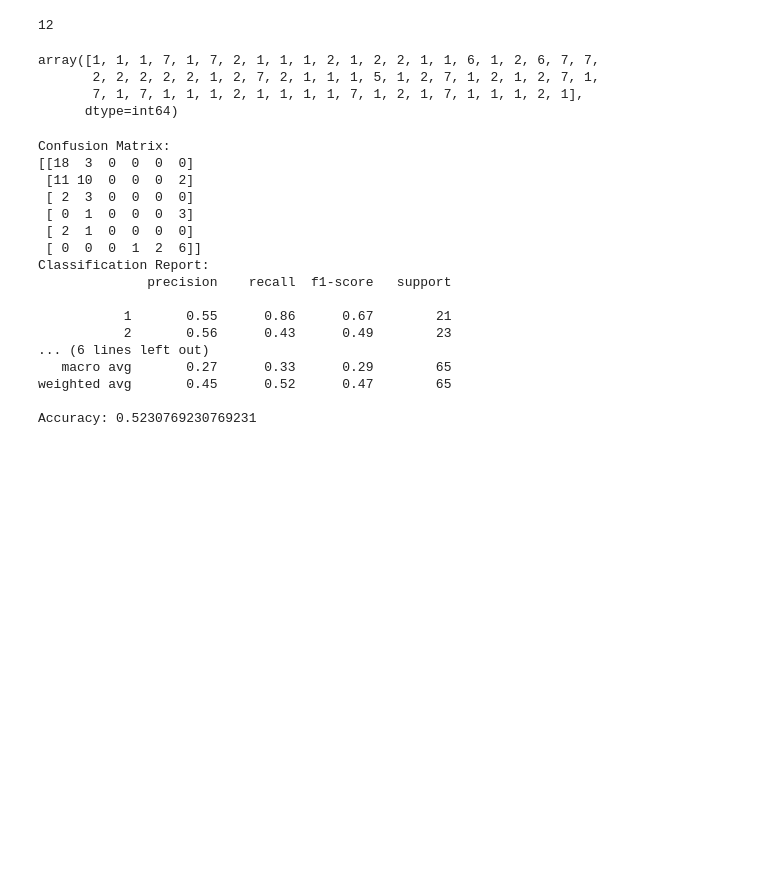
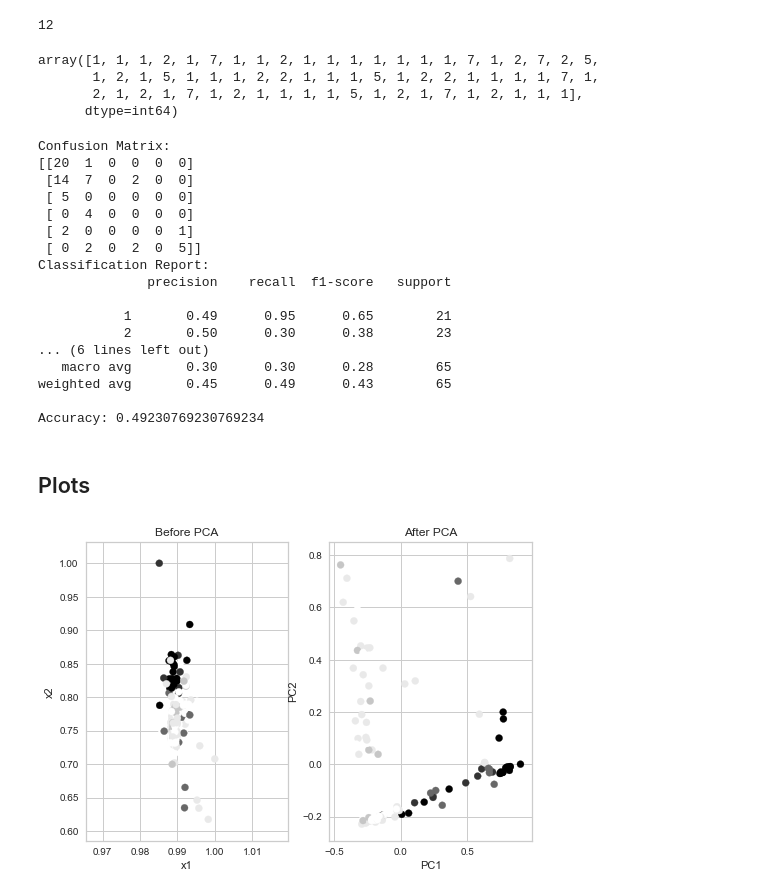
Before and after one commit to TijnLogtens/ITU-ML-Final_Project, a Jupyter notebook: M4-KNN.ipynb, the cells around one changed output. Drawn from its saved outputs; the diff is of its cells as text; code cells hidden in the pictures; blank space fills up the shorter version.

```diff
--- a/M4-KNN.ipynb
+++ b/M4-KNN.ipynb
@@ -38,9 +38,9 @@ array([[0.98986916, 0.73935558, 0.92211055, ..., 0.53613342, 0.        ,
 ## Dim reduction PCA
 # %%
 from sklearn.decomposition import PCA
-pca = PCA(n_components = 3)
+pca = PCA(n_components = 2)
 x_pca = pca.fit_transform(X_train)
 
 from sklearn.decomposition import PCA
-pca_test = PCA(n_components = 3)
+pca_test = PCA(n_components = 2)
 x_pca_test = pca_test.fit_transform(X_test)
@@ -56,15 +76,15 @@ print(int(math.sqrt(len(train))))
 # %%
 # train point
 k=int(math.sqrt(len(train)))
-knn_clf=KNeighborsClassifier(n_neighbors = k)
+knn_clf=KNeighborsClassifier(n_neighbors = 7)
 knn_clf.fit(x_pca,y_train)
-y_pred=knn_clf.predict(x_pca_test) #These are the predicted output values
+y_pred=knn_clf.predict(x_pca_test) #These are the predicted output values7
 # %%
 y_pred
 # %% [output]
-array([1, 1, 1, 7, 1, 7, 2, 1, 1, 1, 2, 1, 2, 2, 1, 1, 6, 1, 2, 6, 7, 7,
-       2, 2, 2, 2, 2, 1, 2, 7, 2, 1, 1, 1, 5, 1, 2, 7, 1, 2, 1, 2, 7, 1,
-       7, 1, 7, 1, 1, 1, 2, 1, 1, 1, 1, 7, 1, 2, 1, 7, 1, 1, 1, 2, 1],
+array([1, 1, 1, 2, 1, 7, 1, 1, 2, 1, 1, 1, 1, 1, 1, 1, 7, 1, 2, 7, 2, 5,
+       1, 2, 1, 5, 1, 1, 1, 2, 2, 1, 1, 1, 5, 1, 2, 2, 1, 1, 1, 1, 7, 1,
+       2, 1, 2, 1, 7, 1, 2, 1, 1, 1, 1, 5, 1, 2, 1, 7, 1, 2, 1, 1, 1],
       dtype=int64)
 # %%
 from sklearn.metrics import classification_report, confusion_matrix, accuracy_score
@@ -78,19 +98,34 @@ acc = accuracy_score(y_test,y_pred)
 print('Accuracy:',acc)
 # %% [output]
 Confusion Matrix:
-[[18  3  0  0  0  0]
- [11 10  0  0  0  2]
- [ 2  3  0  0  0  0]
- [ 0  1  0  0  0  3]
- [ 2  1  0  0  0  0]
- [ 0  0  0  1  2  6]]
+[[20  1  0  0  0  0]
+ [14  7  0  2  0  0]
+ [ 5  0  0  0  0  0]
+ [ 0  4  0  0  0  0]
+ [ 2  0  0  0  0  1]
+ [ 0  2  0  2  0  5]]
 Classification Report:
               precision    recall  f1-score   support
 
-           1       0.55      0.86      0.67        21
-           2       0.56      0.43      0.49        23
+           1       0.49      0.95      0.65        21
+           2       0.50      0.30      0.38        23
 ... (6 lines left out)
-   macro avg       0.27      0.33      0.29        65
-weighted avg       0.45      0.52      0.47        65
+   macro avg       0.30      0.30      0.28        65
+weighted avg       0.45      0.49      0.43        65
 
-Accuracy: 0.5230769230769231
+Accuracy: 0.49230769230769234
+# %% [markdown]
+## Plots
+# %%
+fig, axes = plt.subplots(1,2)
+axes[0].scatter(X_train[:,0], X_train[:,1], c=y_train)
+axes[0].set_xlabel('x1')
+axes[0].set_ylabel('x2')
+axes[0].set_title('Before PCA')
+axes[1].scatter(x_pca[:,0], x_pca[:,1], c=y_train)
+axes[1].set_xlabel('PC1')
+axes[1].set_ylabel('PC2')
+axes[1].set_title('After PCA')
+plt.show()
+# %% [output]
+[figure, added]
```
Also changed, not shown: parts of 4 cells of this notebook.
